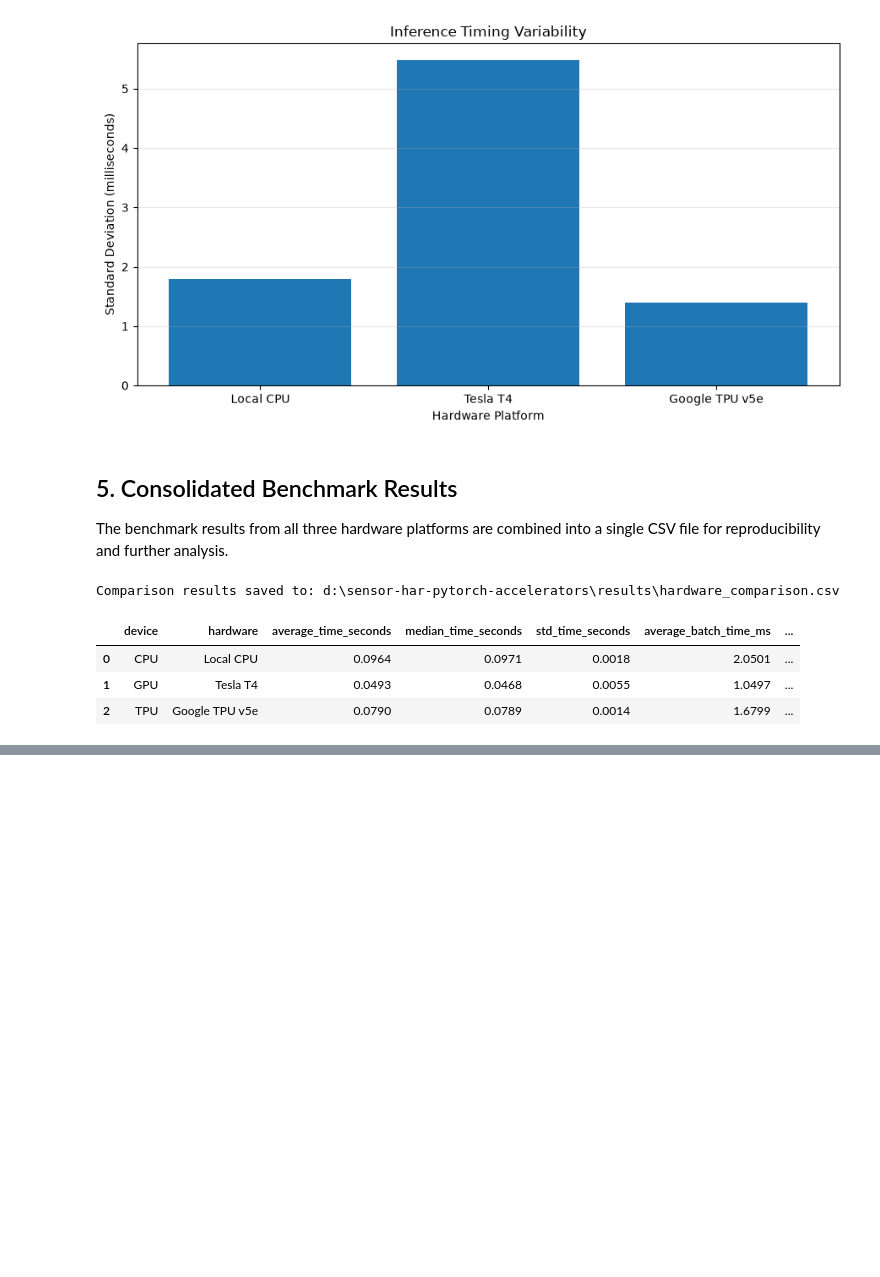
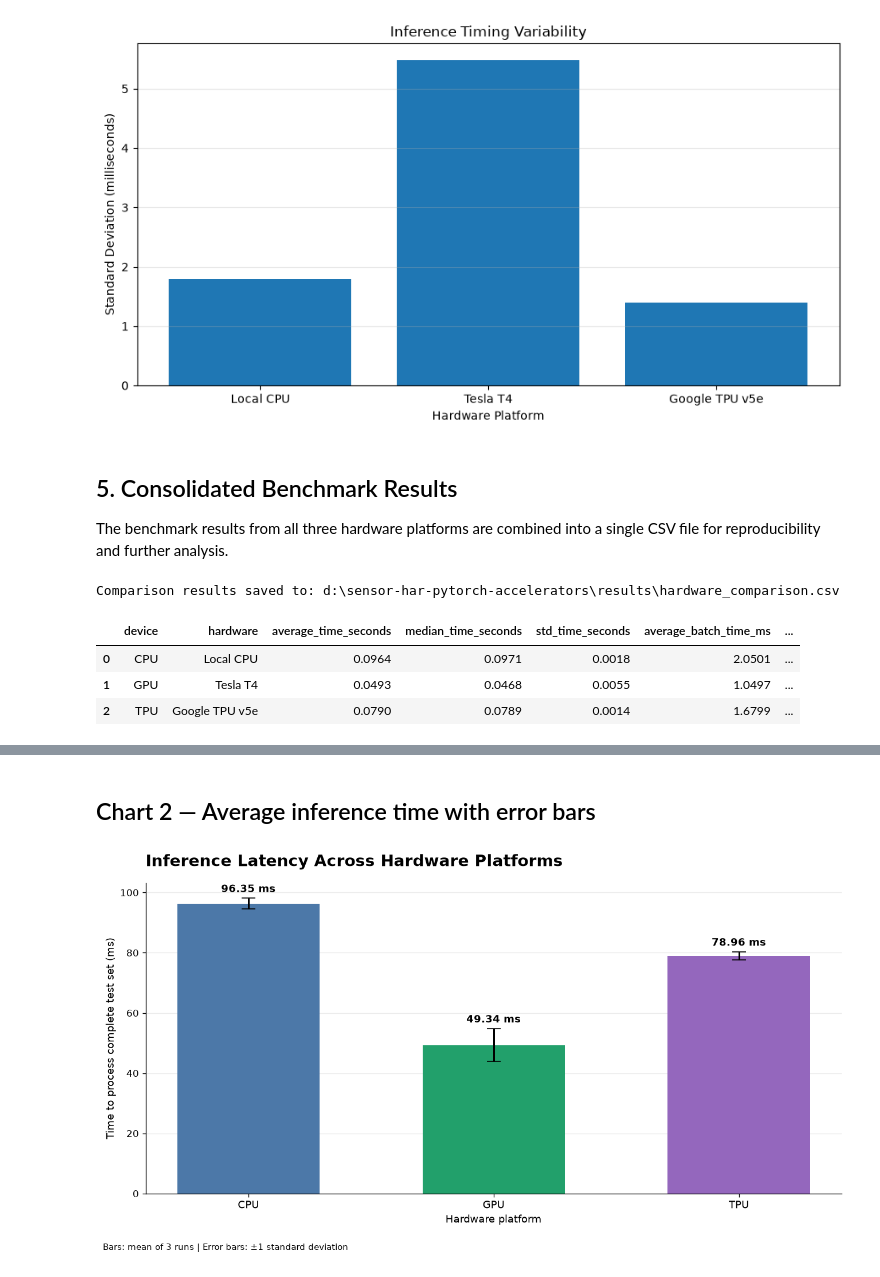
Before and after one commit to SujanKarna/sensor-har-pytorch-accelerators, a Jupyter notebook: notebooks/07_hardware_comparison_report.ipynb, the cells around one changed output, grey strips where cells are left out. Cells and saved outputs as stored; diff of their text form; code cells hidden in the pictures; blank space fills up the shorter version.

```diff
--- a/notebooks/07_hardware_comparison_report.ipynb
+++ b/notebooks/07_hardware_comparison_report.ipynb
@@ -251,0 +368,68 @@ Comparison results saved to: d:\sensor-har-pytorch-accelerators\results\hardware
+# %% [markdown]
+## Chart 2 — Average inference time with error bars
+# %%
+fig, ax = plt.subplots()
+
+bars = ax.bar(
+    df["device"].astype(str),
+    df["average_time_ms"],
+    yerr=df["std_time_ms"],
+    capsize=7,
+    color=colors,
+    width=0.58,
+    error_kw={"elinewidth": 1.8}
+)
+
+for bar, value, std in zip(
+    bars,
+    df["average_time_ms"],
+    df["std_time_ms"]
+):
+    ax.text(
+        bar.get_x() + bar.get_width() / 2,
+        bar.get_height() + std + 2,
+        f"{value:.2f} ms",
+        ha="center",
+        fontweight="bold",
+        fontsize=11
+    )
+
+ax.set_title(
+    "Inference Latency Across Hardware Platforms",
+    loc="left",
+    pad=18
+)
+
+ax.set_ylabel("Time to process complete test set (ms)")
+ax.set_xlabel("Hardware platform")
+
+ax.text(
+    0.99, 0.96,
+    "",
+    transform=ax.transAxes,
+    ha="right",
+    color="#A15D35",
+    fontweight="bold"
+)
+
+ax.grid(axis="y", alpha=0.25)
+ax.set_axisbelow(True)
+
+for spine in ["top", "right"]:
+    ax.spines[spine].set_visible(False)
+
+fig.text(
+    0.01, 0.015,
+    "Bars: mean of 3 runs | Error bars: ±1 standard deviation",
+    fontsize=9
+)
+
+plt.tight_layout(rect=[0, 0.05, 1, 1])
+plt.savefig(
+    RESULTS_DIR / "inference_latency_comparison.png",
+    dpi=300,
+    bbox_inches="tight"
+)
+plt.show()
+# %% [output]
+[figure, added]
```
Also changed, not shown: parts of 7 cells of this notebook, 5 other files.
